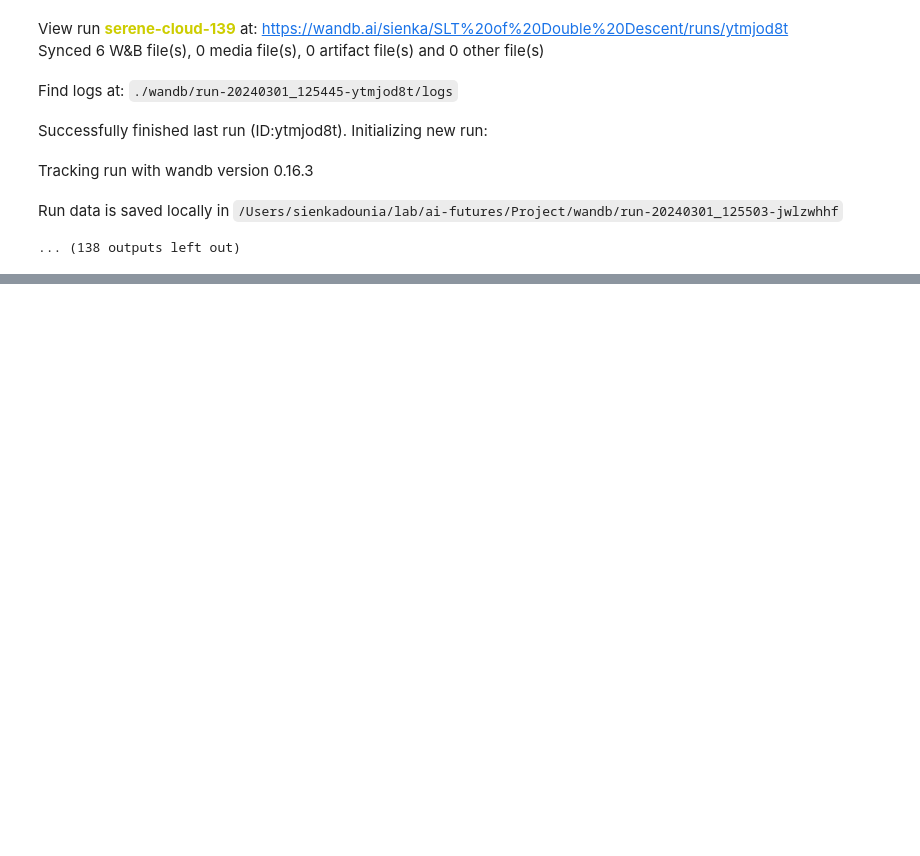
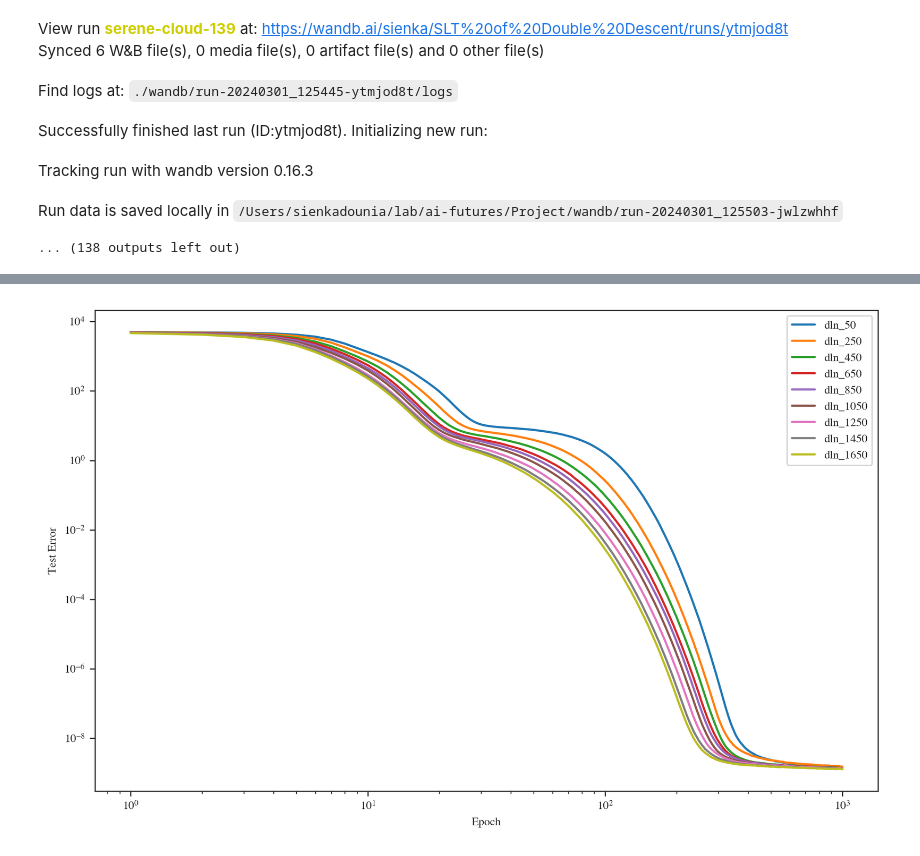
Before and after one commit to sienkus/slt-of-dd, a Jupyter notebook: dln.ipynb, the cells around one changed output, grey strips where cells are left out. Drawn from its saved outputs; the diff is of its cells as text; code cells hidden in the pictures; blank space fills up the shorter version.

```diff
--- a/dln.ipynb
+++ b/dln.ipynb
@@ -224,0 +250,8 @@ Run data is saved locally in /Users/sienkadounia/lab/ai-futures/Project/wandb/ru
+# %%
+model_ref = ['dln_50 - loss/test', 'dln_250 - loss/test', 'dln_450 - loss/test', 'dln_650 - loss/test', 'dln_850 - loss/test', 'dln_1050 - loss/test', 'dln_1250 - loss/test', 'dln_1450 - loss/test', 'dln_1650 - loss/test']
+model_fig = ['dln_50', 'dln_250', 'dln_450', 'dln_650', 'dln_850', 'dln_1050', 'dln_1250', 'dln_1450', 'dln_1650']
+
+model_losses = []
+for i in model_ref:
+    model_loss = dln_metrics[i].values
+    model_losses.append(model_loss.transpose())
@@ -224,0 +278,4 @@ Run data is saved locally in /Users/sienkadounia/lab/ai-futures/Project/wandb/ru
+# %%
+epoch = list(range(1, 1001))
+epochs = repeat(np.array(epoch), 'w -> 10 w')
+epochs
@@ -224,0 +290,37 @@ Run data is saved locally in /Users/sienkadounia/lab/ai-futures/Project/wandb/ru
+# %%
+golden_ratio = (5**0.5 - 1) / 2
+WIDTH = 3.25
+HEIGHT = WIDTH * golden_ratio
+some_multiplier_1 = 3
+some_multiplier_2 = 3
+# %%
+plt.figure(figsize = (some_multiplier_1 * WIDTH, some_multiplier_2 * HEIGHT))
+plt.plot(epoch, model_losses[0])
+plt.plot(epoch, model_losses[1])
+plt.plot(epoch, model_losses[2])
+plt.plot(epoch, model_losses[3])
+plt.plot(epoch, model_losses[4])
+plt.plot(epoch, model_losses[5])
+plt.plot(epoch, model_losses[6])
+plt.plot(epoch, model_losses[7])
+plt.plot(epoch, model_losses[8])
+#plt.plot(epoch, model_losses[9])
+plt.xscale('log')
+plt.yscale('log')
+
+plt.ylabel('Test Error')
+plt.xlabel('Epoch')
+plt.legend(labels = model_fig, loc="upper right")
+seaborn.set_style("ticks")
+plt.rcParams["font.family"] = "Times"
+plt.rcParams['figure.dpi'] = 300
+plt.rc('xtick', labelsize=8)
+plt.rc('ytick', labelsize=8)
+plt.rc('axes', labelsize=8)
+plt.rc('legend', fontsize=8)
+plt.rc('axes', titlesize=10)
+
+#plt.savefig("ten_percent_losses.pdf")
+plt.show()
+# %% [output]
+[figure, added]
```
Also changed, not shown: parts of 6 cells of this notebook.
